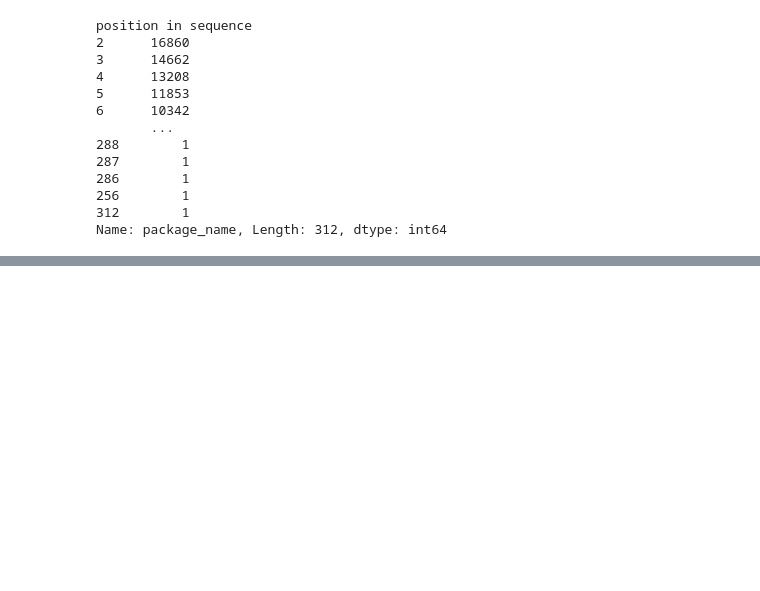
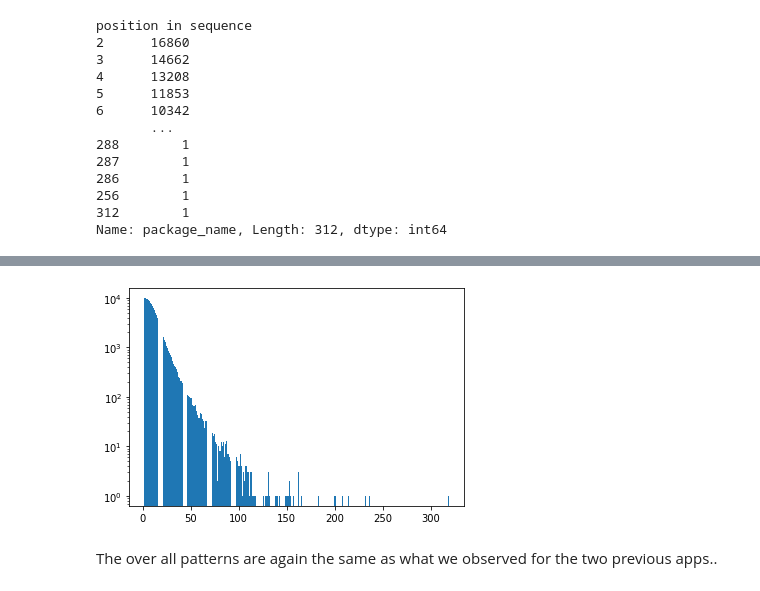
Before and after one commit to ClaraAndersen/motifs_and_competition_in_app_usage, a Jupyter notebook: app_prediction.ipynb, the cells around one changed output, grey strips where cells are left out. Saved outputs shown, nothing was run; the diff lists cells and outputs as text; code cells hidden in the pictures; blank space fills up the shorter version.

```diff
--- a/app_prediction.ipynb
+++ b/app_prediction.ipynb
@@ -162,0 +271,10 @@ Name: package_name, dtype: int64
+# %%
+sessions_start_chrome=sessions_start_chrome.reset_index()
+
+plt.bar(sessions_start_chrome.groupby('session_length').user_id.nunique().index,sessions_start_chrome.groupby('session_length').user_id.nunique().values)
+plt.yscale('log')
+plt.show()
+# %% [output]
+[figure, added]
+# %% [markdown]
+The over all patterns are again the same as what we observed for the two previous apps..
```
Also changed, not shown: parts of 28 cells of this notebook.
